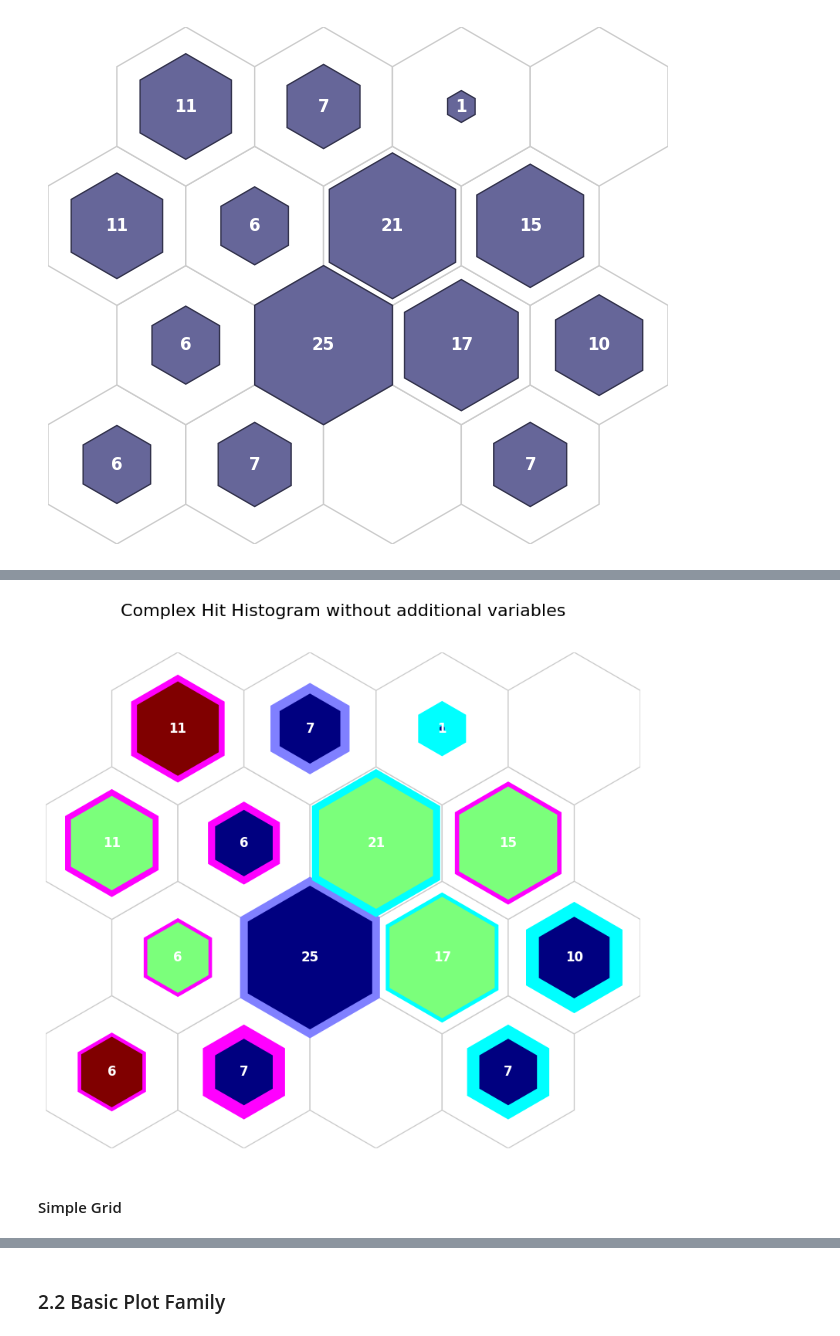
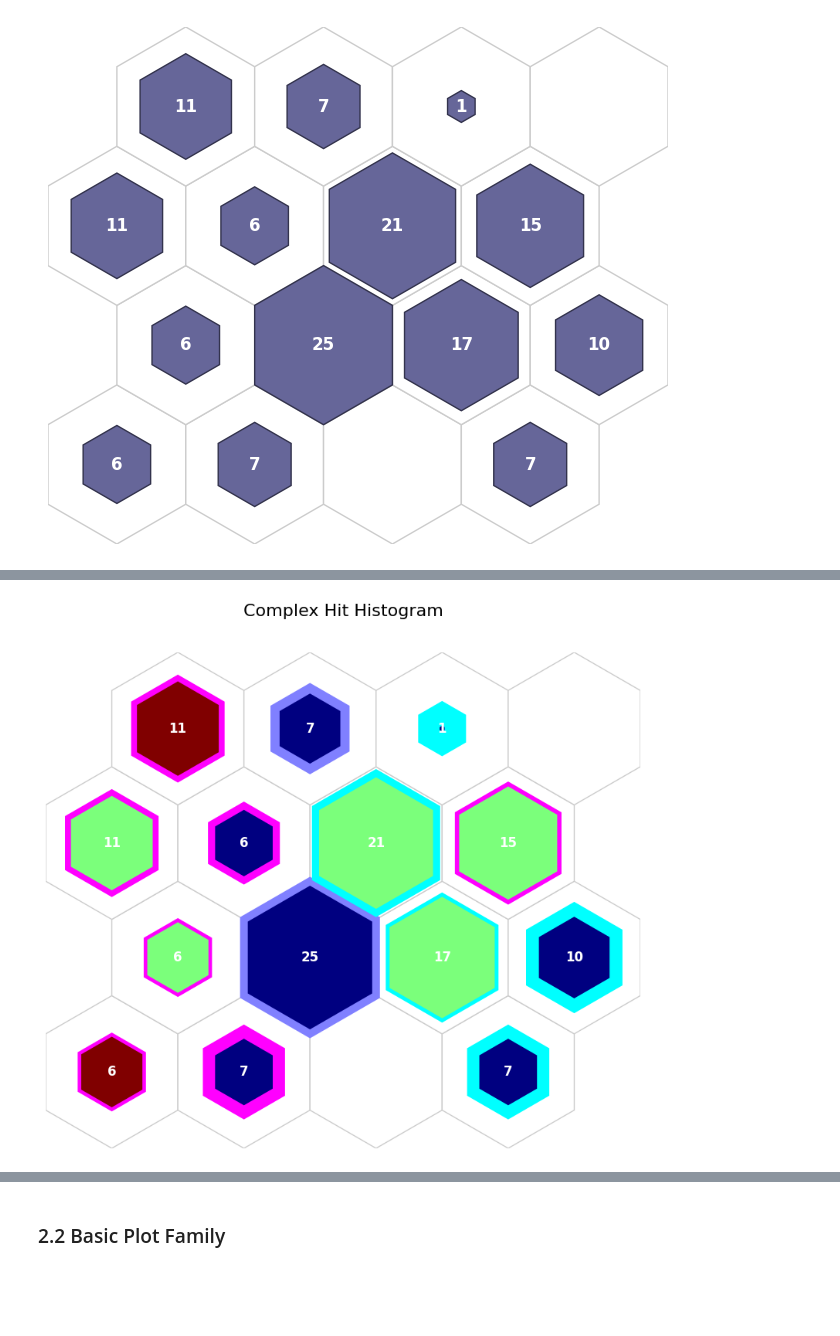
Before and after one commit to amir-jafari/SOM, a Jupyter notebook: examples/Tabular/Iris/notebook/iris_generic_plots.ipynb, the cells around one changed output, grey strips where cells are left out. Saved outputs shown, nothing was run; the diff lists cells and outputs as text; code cells hidden in the pictures; blank space fills up the shorter version.

```diff
--- a/examples/Tabular/Iris/notebook/iris_generic_plots.ipynb
+++ b/examples/Tabular/Iris/notebook/iris_generic_plots.ipynb
@@ -227,8 +241,7 @@ Edge width: percentage of specific class specifed as target_class argument.
 # %%
+# sentosa: blue, vesicolor: blue, virginica: red
 fig, ax, patches, text = som.plot("complex_hist", data_dict, target_class=0)
-plt.suptitle("Complex Hit Histogram without additional variables", fontsize=16)
+plt.suptitle("Complex Hit Histogram", fontsize=16)
 plt.show()
 # %% [output]
-[figure, old version]
+[figure, new version]
-# %% [markdown]
-#### Simple Grid
```
Also changed, not shown: parts of 23 cells of this notebook.
